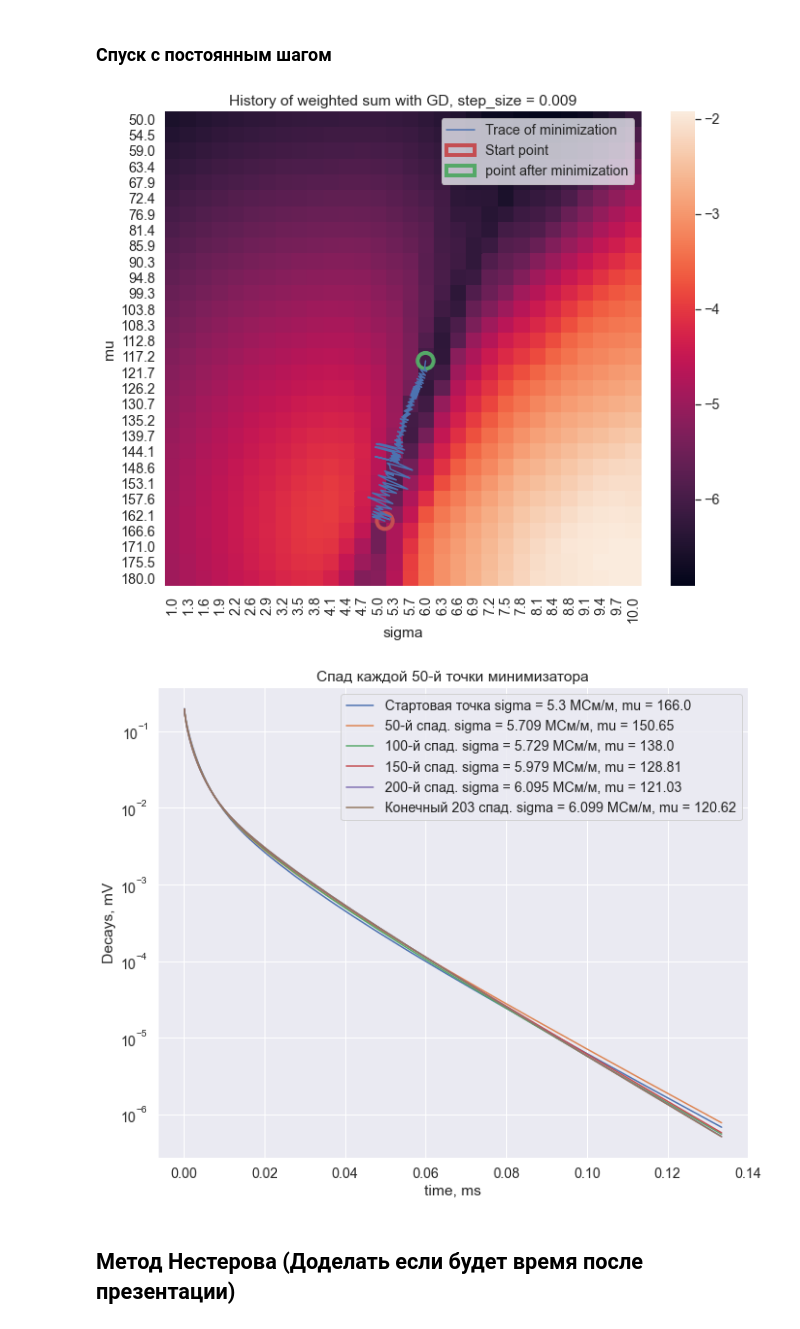
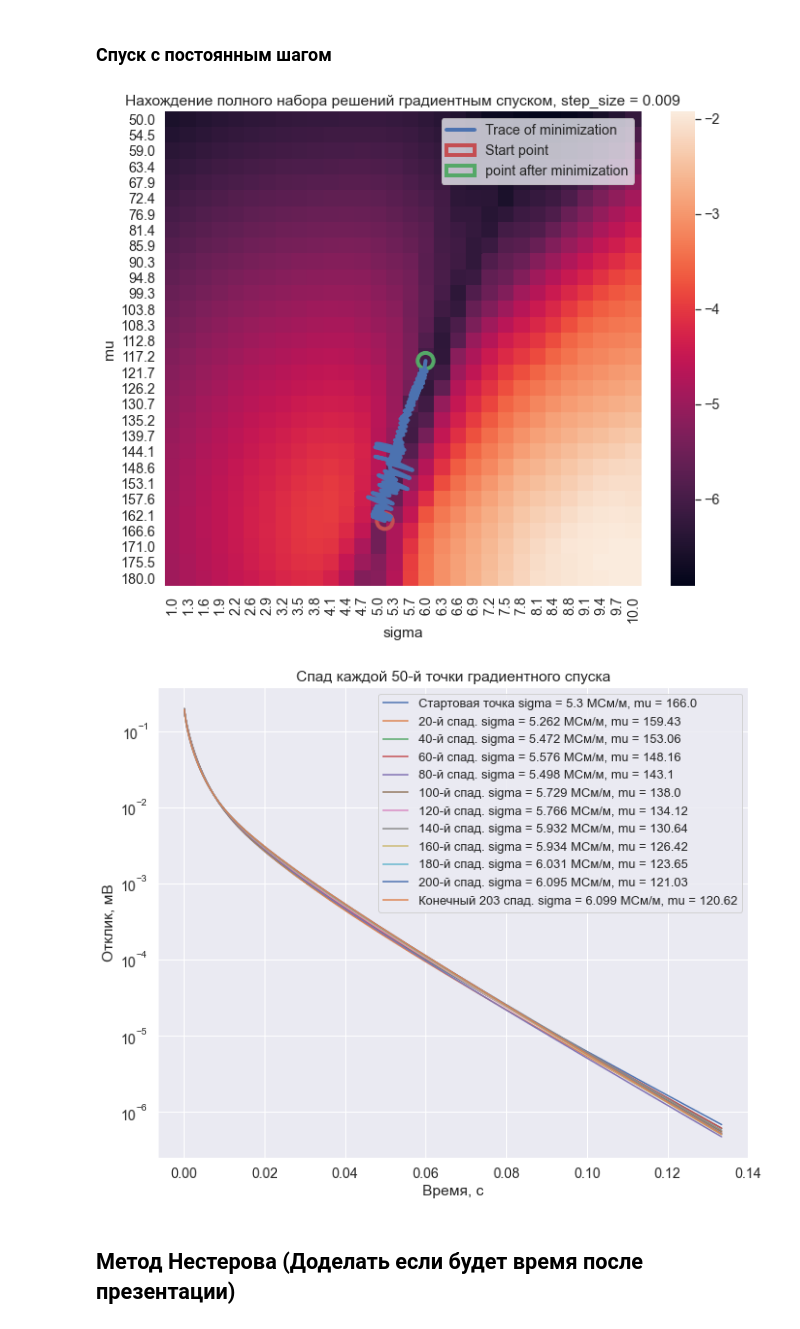
Before and after one commit to AAYamoldin/Diploma, a Jupyter notebook: pulse/minimize_Sigma_MU.ipynb, the cells around one changed output. Saved outputs shown, nothing was run; the diff lists cells and outputs as text; code cells hidden in the pictures.

```diff
--- a/pulse/minimize_Sigma_MU.ipynb
+++ b/pulse/minimize_Sigma_MU.ipynb
@@ -631,7 +631,7 @@ for i in trace:
 #weighted_sum = -l2 + constant * loss_net
 f, ax = plt.subplots(figsize=(11, 9))
 sns.heatmap(weighted_sum, annot=False)
-name = "History of weighted sum with GD, step_size = " + str(step)
+name = "Нахождение полного набора решений градиентным спуском, step_size = " + str(step)
 ax.set(xlabel='sigma', ylabel='mu', title=name)
 ax = f.gca()
 circle0 = plt.Circle(((fix_real_vector.get('Sigma').iloc[0] - sigma_real[0][0])/sigma_real[1],
@@ -642,36 +642,39 @@ circle1 = plt.Circle(((real_sigma_new - sigma_real[0][0])/sigma_real[1],
                       (real_mu_new - mu_real[0][0])/mu_real[1]),
                      0.5, color='g', fill=False, label="point after minimization", linewidth=4)
 ax.add_patch(circle1)
-plt.plot(sigma_history, mu_history, label="Trace of minimization")
+plt.plot(sigma_history, mu_history, label="Trace of minimization",linewidth=4)
 ax.legend()
 f.savefig(name + '.png', bbox_inches='tight')
 # %% [output]
-[figure, old version]
+[figure, new version]
 # %%
+import matplotlib.font_manager as font_manager
 f, ax = plt.subplots(figsize=(11,9))
 i = 0
 labels = []
 for data in tqdm(trace):
-    if (i % 50 == 0):
+    if (i % 20 == 0):
         plt.plot(t, model_decay(sigma=data['sigma'], mu=data['mu']))
         if (i == 0):
             labels.append(r'Стартовая точка sigma = {} МСм/м, mu = {}'.format(str(np.around(data['sigma']/1e6,1)),
                                                                               str(np.around(data['mu'],1))))
         else:
             labels.append(r'{}-й спад. sigma = {} МСм/м, mu = {}'.format(i,str(np.around(data['sigma']/1e6,3)),
                                                                               str(np.around(data['mu'],2))))
     if (i == len(trace)-1):
         plt.plot(t, model_decay(sigma=data['sigma'], mu=data['mu']))
         labels.append(r'Конечный {} спад. sigma = {} МСм/м, mu = {}'.format(i,str(np.around(data['sigma']/1e6,3)),
                                                                               str(np.around(data['mu'],2))))
     i+=1
-plt.title('Спад каждой 50-й точки минимизатора')
-plt.gca().set(xlabel='time, ms', ylabel='Decays, mV')
+font = font_manager.FontProperties(
+                                   style='normal', size=13)
+plt.title('Спад каждой 50-й точки градиентного спуска')
+plt.gca().set(xlabel='Время, с', ylabel='Отклик, мВ')
 ax.set_yscale('log')
-plt.legend(labels=labels)
+plt.legend(labels=labels,prop=font)
 f.savefig( 'Каждый спад.png', bbox_inches='tight')
 # %% [output]
-[figure, old version]
+[figure, new version]
 # %% [markdown]
 ## Метод Нестерова (Доделать если будет время после презентации)
 # %%
```
Also changed, not shown: parts of 4 cells of this notebook, 12 other files.
